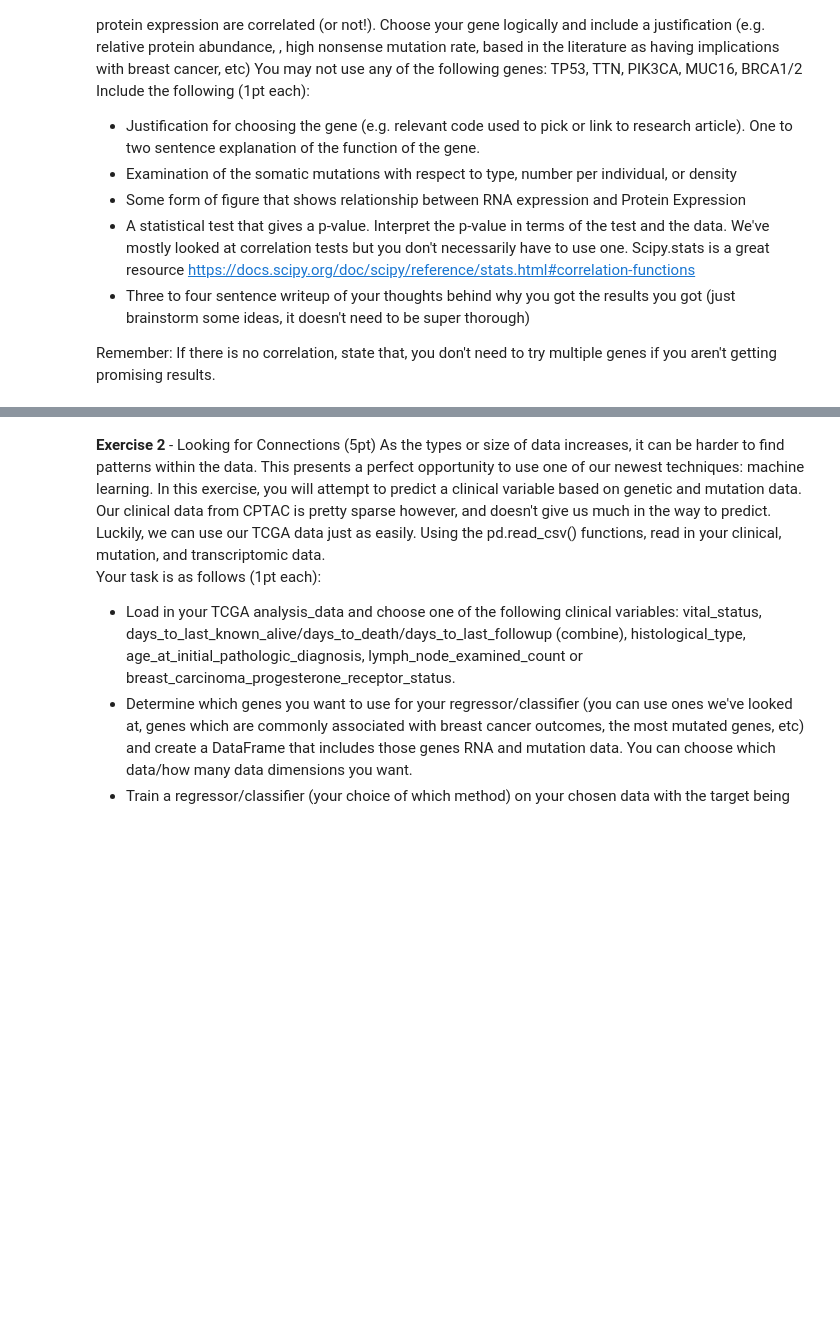
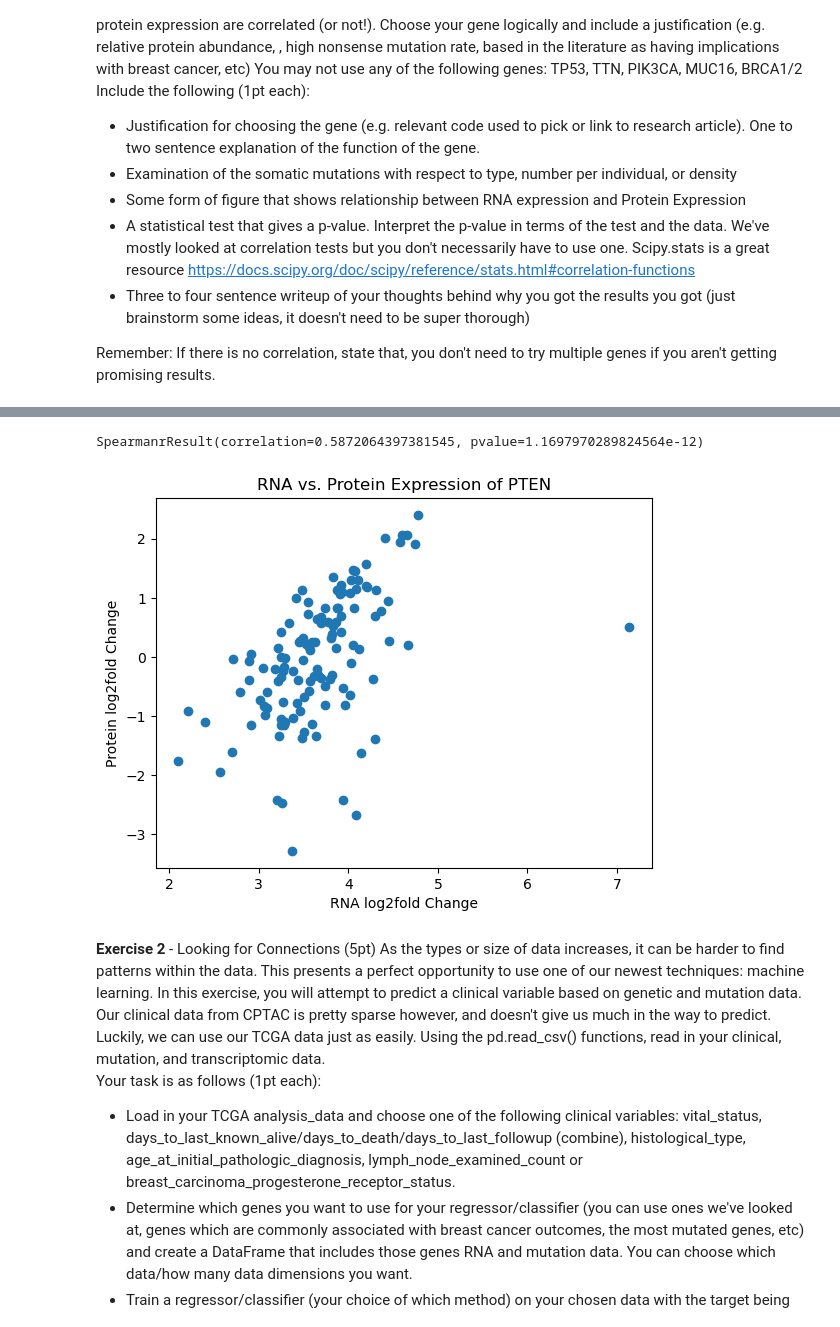
Before and after one commit to sankalptm/qbio_490_sankalp, a Jupyter notebook: week11_python_applications/Multi-Omic_Data_Analysis.ipynb, the cells around one changed output, grey strips where cells are left out. Saved outputs shown, nothing was run; the diff lists cells and outputs as text; code cells hidden in the pictures; blank space fills up the shorter version.

```diff
--- a/week11_python_applications/Multi-Omic_Data_Analysis.ipynb
+++ b/week11_python_applications/Multi-Omic_Data_Analysis.ipynb
@@ -158,3 +252,21 @@ Include the following (1pt each):
 Remember: If there is no correlation, state that, you don't need to try multiple genes if you aren't getting promising results.
 # %%
 # write code here
+brca = cptac.Brca()
+
+clinical = brca.get_clinical() # Clinical Data
+mutation = brca.get_somatic_mutation() # Genomic Data
+rna = brca.get_transcriptomics() # Transcriptomic Data
+protein = brca.get_proteomics() # Proteomic Data
+protein.columns = protein.columns.get_level_values(0) # Fix protein data columns
+print("PTEN Mutations based on type:")
+mutation_types = mutation.loc[:,'Mutation'].unique()
+for type in mutation_types:
+    count = 0
+    for i in range(mutation.shape[0]):
+        if(mutation.iloc[i,1] == type):
+           if(mutation.iloc[i,0] == 'PTEN'):
+                count += 1
+    print(f"{type} = {count}")
+
+#https://pubmed.ncbi.nlm.nih.gov/30038596/ This gene functions as a phosphatase for proteins and lipids and is noted as a tumor suppressor gene
@@ -161,3 +284,15 @@ Remember: If there is no correlation, state that, you don't need to try multiple
+# %%
+rna.head()
+#protein.shape
+plt.scatter(rna.loc[:,'PTEN'],protein.loc[:,'PTEN'])
+plt.xlabel("RNA log2fold Change")
+plt.ylabel("Protein log2fold Change")
+plt.title("RNA vs. Protein Expression of PTEN")
+from scipy import stats
+stats.spearmanr(rna.loc[:,'PTEN'],protein.loc[:,'PTEN'])
+# %% [output]
+SpearmanrResult(correlation=0.5872064397381545, pvalue=1.1697970289824564e-12)
+[figure, added]
 # %% [markdown]
 **Exercise 2** - Looking for Connections (5pt)
 As the types or size of data increases, it can be harder to find patterns within the data. This presents a perfect opportunity to use one of our newest techniques: machine learning. In this exercise, you will attempt to predict a clinical variable based on genetic and mutation data.
```
Also changed, not shown: parts of 16 cells of this notebook.
